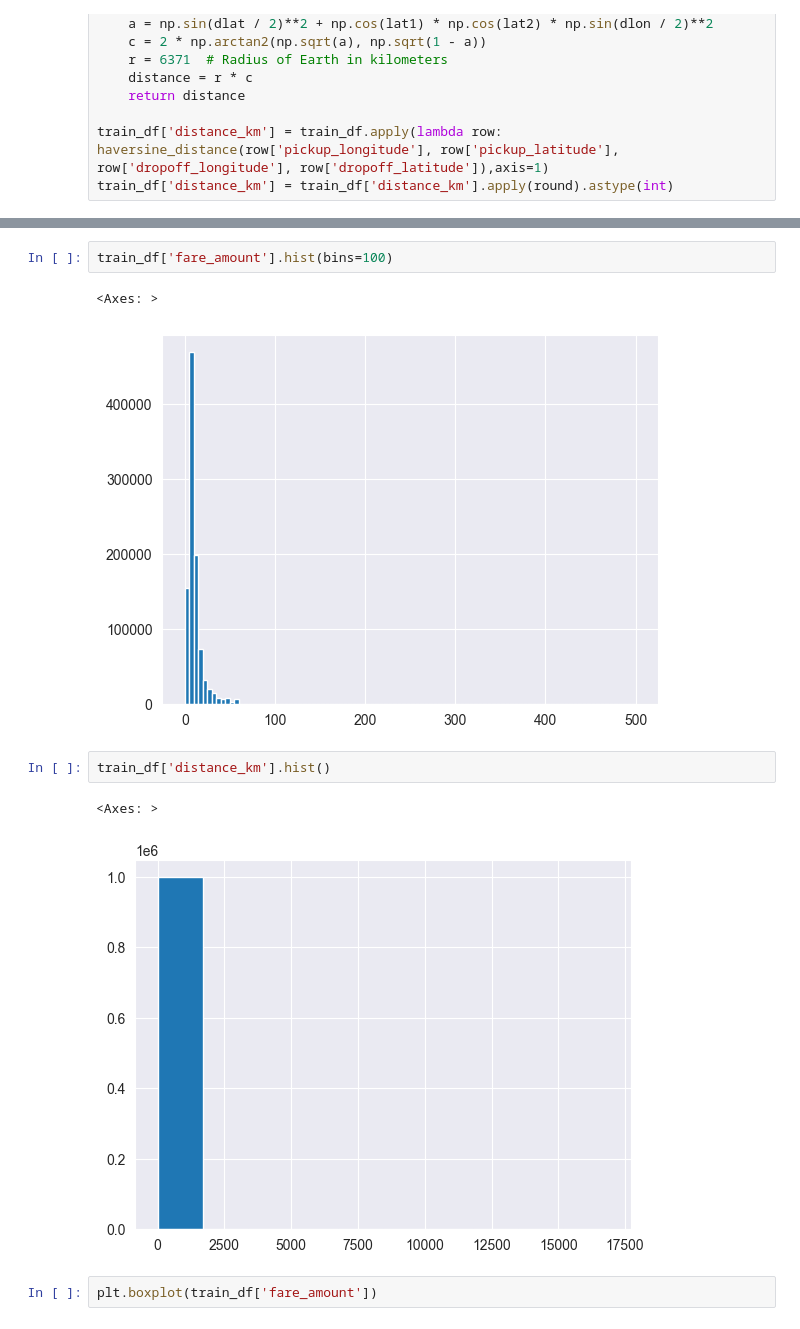
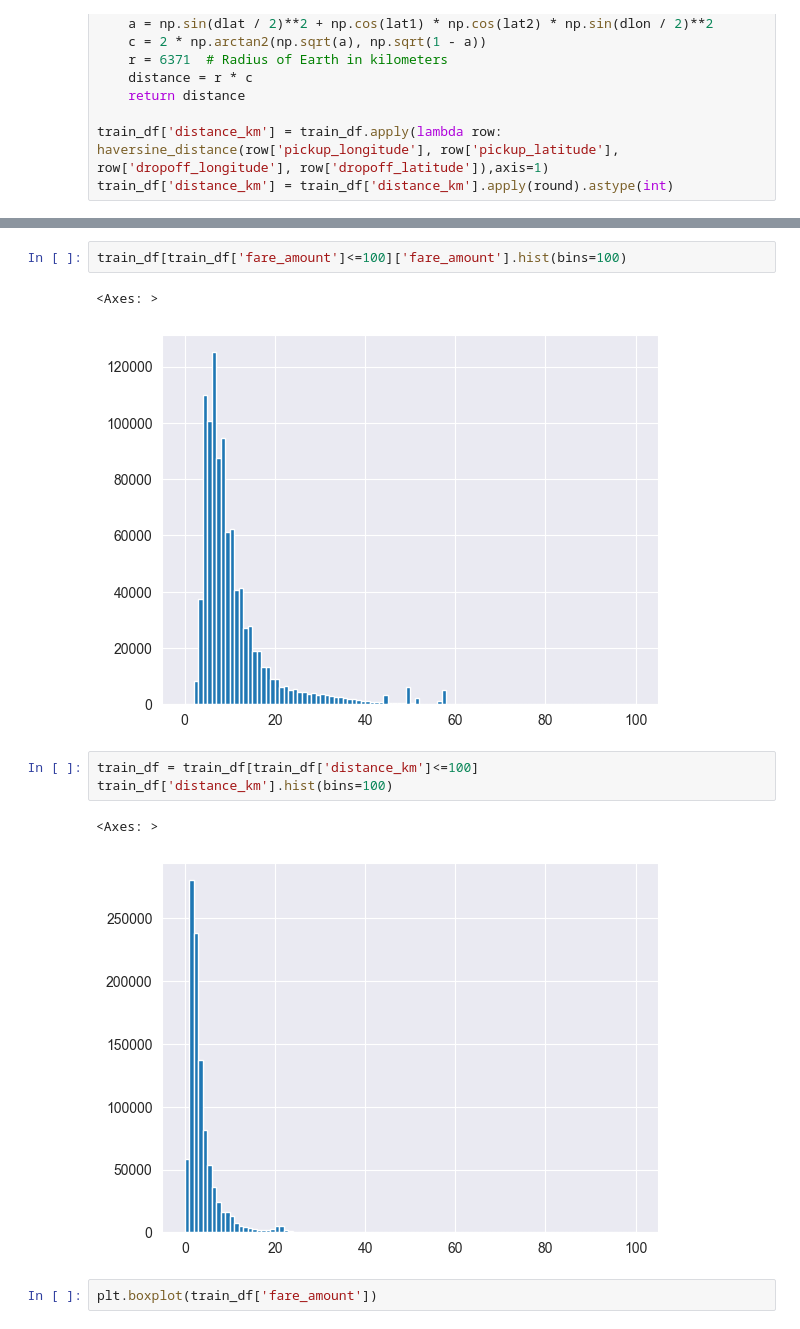
Before and after one commit to Cham75/NYC-taxi-fare-ML, a Jupyter notebook: Notebook.ipynb, the cells around one changed output, grey strips where cells are left out. Drawn from its saved outputs; the diff is of its cells as text.

```diff
--- a/Notebook.ipynb
+++ b/Notebook.ipynb
@@ -117,15 +117,16 @@ train_df.describe().T
 | passenger_count | 999923.0 | 1.684955 | 1.323921 | 0.000000 | 1.000000 | 1.000000 | 2.000000 | 208.000000 |
 | distance_km | 999923.0 | 19.033871 | 361.698479 | 0.000000 | 1.000000 | 2.000000 | 4.000000 | 16878.000000 |
 # %%
-train_df['fare_amount'].hist(bins=100)
+train_df[train_df['fare_amount']<=100]['fare_amount'].hist(bins=100)
 # %% [output]
 <Axes: >
-[figure, old version]
+[figure, new version]
 # %%
-train_df['distance_km'].hist()
+train_df = train_df[train_df['distance_km']<=100]
+train_df['distance_km'].hist(bins=100)
 # %% [output]
 <Axes: >
-[figure, old version]
+[figure, new version]
 # %%
 plt.boxplot(train_df['fare_amount'])
 # %% [output]
```
Also changed, not shown: parts of 10 cells of this notebook.
